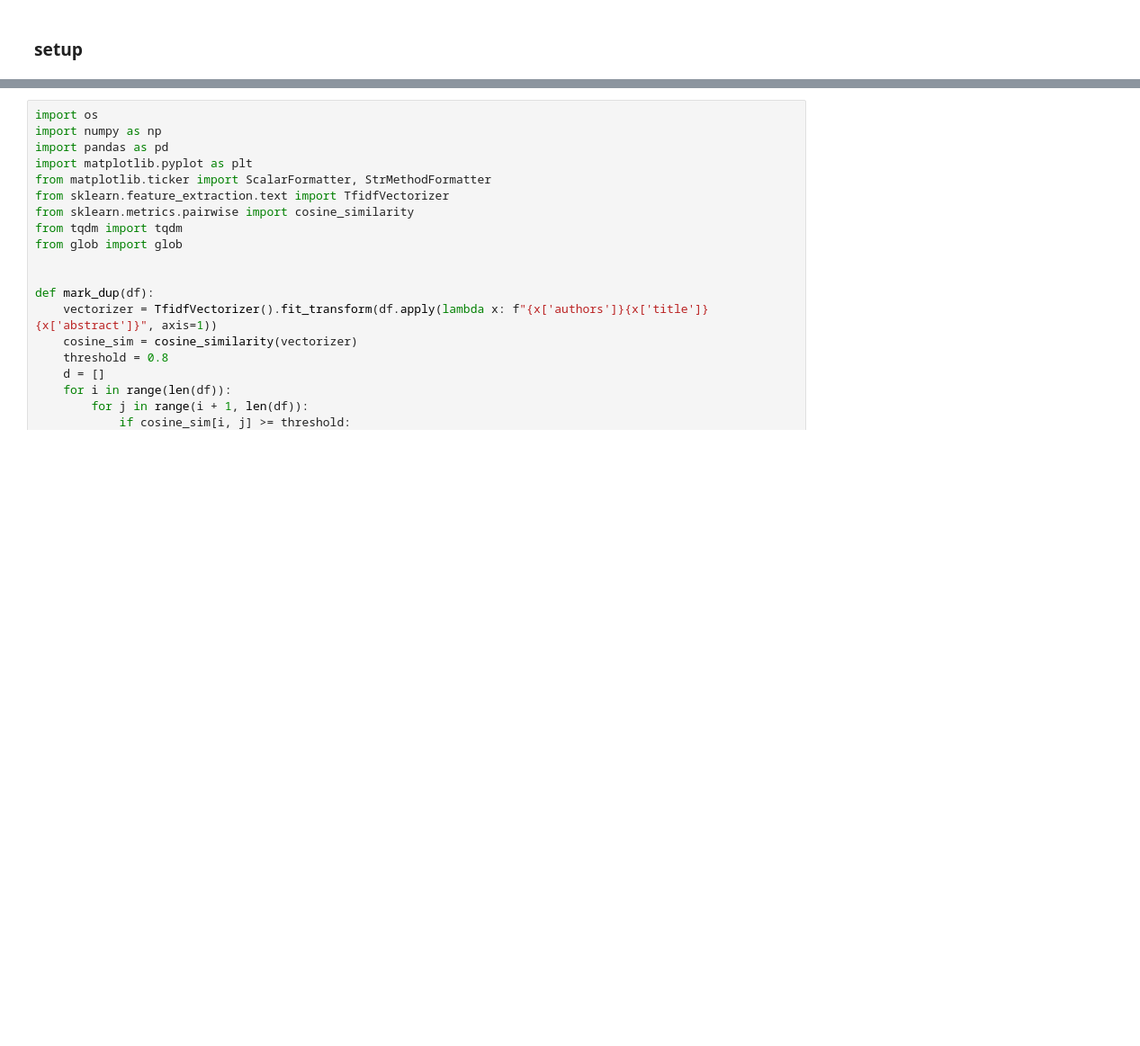
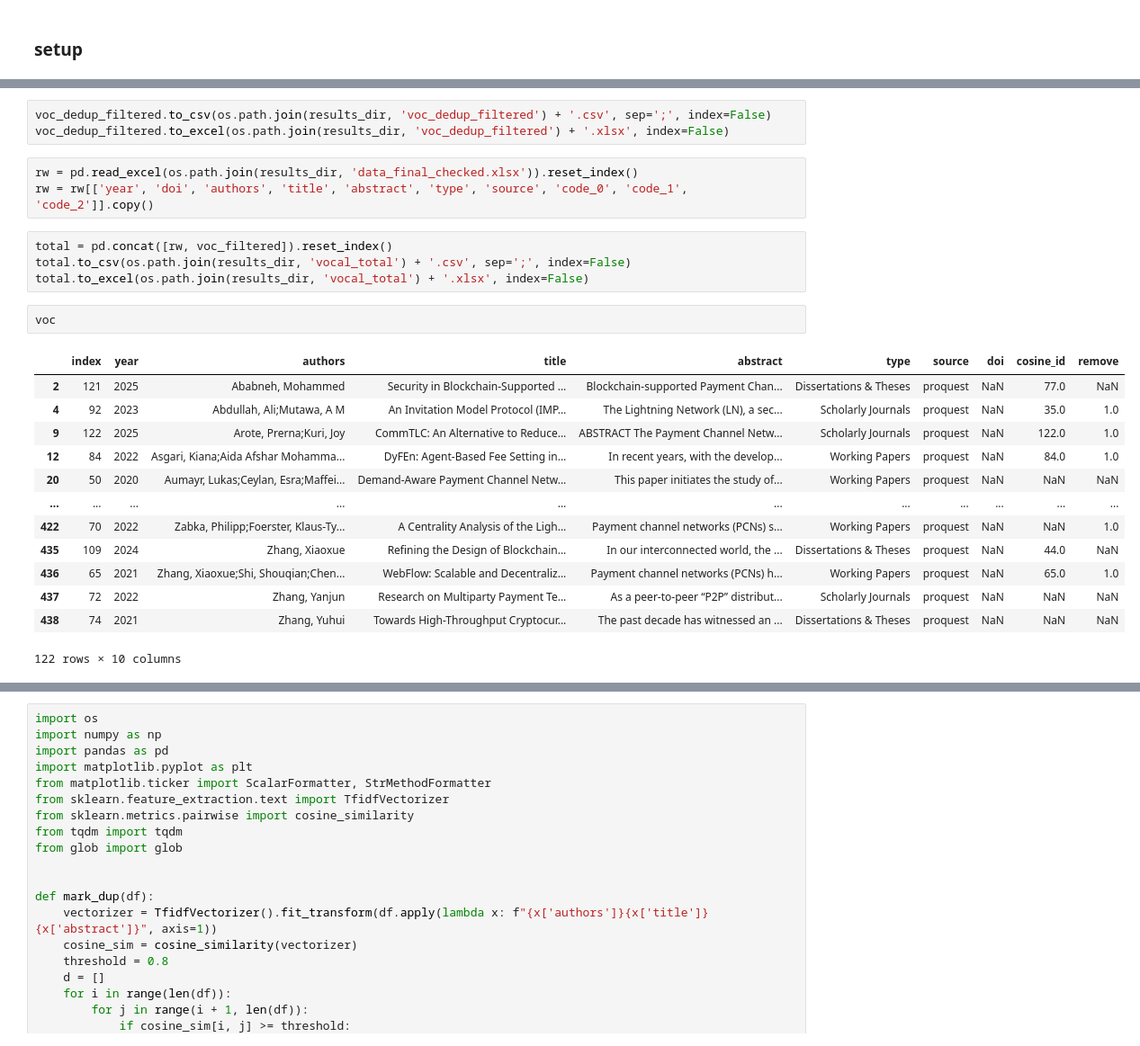
Before and after one commit to Ellariel/vocal, a Jupyter notebook: vocal.ipynb, the cells around one changed output, grey strips where cells are left out. Shown: that part at 90% size. Saved outputs shown, nothing was run; the diff lists cells and outputs as text; blank space fills up the shorter version.

```diff
--- a/vocal.ipynb
+++ b/vocal.ipynb
@@ -2,0 +37,26 @@
+# %%
+voc_dedup_filtered.to_csv(os.path.join(results_dir, 'voc_dedup_filtered') + '.csv', sep=';', index=False)
+voc_dedup_filtered.to_excel(os.path.join(results_dir, 'voc_dedup_filtered') + '.xlsx', index=False)
+# %%
+rw = pd.read_excel(os.path.join(results_dir, 'data_final_checked.xlsx')).reset_index()
+rw = rw[['year', 'doi', 'authors', 'title', 'abstract', 'type', 'source', 'code_0', 'code_1', 'code_2']].copy()
+# %%
+total = pd.concat([rw, voc_filtered]).reset_index()
+total.to_csv(os.path.join(results_dir, 'vocal_total') + '.csv', sep=';', index=False)
+total.to_excel(os.path.join(results_dir, 'vocal_total') + '.xlsx', index=False)
+# %%
+voc
+# %% [output]
+|  | index | year | authors | title | abstract | type | source | doi | cosine_id | remove |
+| 2 | 121 | 2025 | Ababneh, Mohammed | Security in Blockchain-Supported ... | Blockchain-supported Payment Chan... | Dissertations & Theses | proquest | NaN | 77.0 | NaN |
+| 4 | 92 | 2023 | Abdullah, Ali;Mutawa, A M | An Invitation Model Protocol (IMP... | The Lightning Network (LN), a sec... | Scholarly Journals | proquest | NaN | 35.0 | 1.0 |
+| 9 | 122 | 2025 | Arote, Prerna;Kuri, Joy | CommTLC: An Alternative to Reduce... | ABSTRACT The Payment Channel Netw... | Scholarly Journals | proquest | NaN | 122.0 | 1.0 |
+| 12 | 84 | 2022 | Asgari, Kiana;Aida Afshar Mohamma... | DyFEn: Agent-Based Fee Setting in... | In recent years, with the develop... | Working Papers | proquest | NaN | 84.0 | 1.0 |
+| 20 | 50 | 2020 | Aumayr, Lukas;Ceylan, Esra;Maffei... | Demand-Aware Payment Channel Netw... | This paper initiates the study of... | Working Papers | proquest | NaN | NaN | NaN |
+| ... | ... | ... | ... | ... | ... | ... | ... | ... | ... | ... |
+| 422 | 70 | 2022 | Zabka, Philipp;Foerster, Klaus-Ty... | A Centrality Analysis of the Ligh... | Payment channel networks (PCNs) s... | Working Papers | proquest | NaN | NaN | 1.0 |
+| 435 | 109 | 2024 | Zhang, Xiaoxue | Refining the Design of Blockchain... | In our interconnected world, the ... | Dissertations & Theses | proquest | NaN | 44.0 | NaN |
+| 436 | 65 | 2021 | Zhang, Xiaoxue;Shi, Shouqian;Chen... | WebFlow: Scalable and Decentraliz... | Payment channel networks (PCNs) h... | Working Papers | proquest | NaN | 65.0 | 1.0 |
+| 437 | 72 | 2022 | Zhang, Yanjun | Research on Multiparty Payment Te... | As a peer-to-peer “P2P” distribut... | Scholarly Journals | proquest | NaN | NaN | NaN |
+| 438 | 74 | 2021 | Zhang, Yuhui | Towards High-Throughput Cryptocur... | The past decade has witnessed an ... | Dissertations & Theses | proquest | NaN | NaN | NaN |
+122 rows × 10 columns
```
Also changed, not shown: parts of 5 cells of this notebook, 1 other file.
